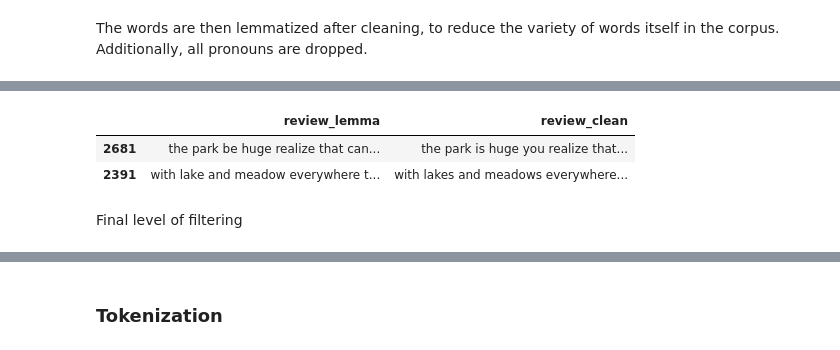
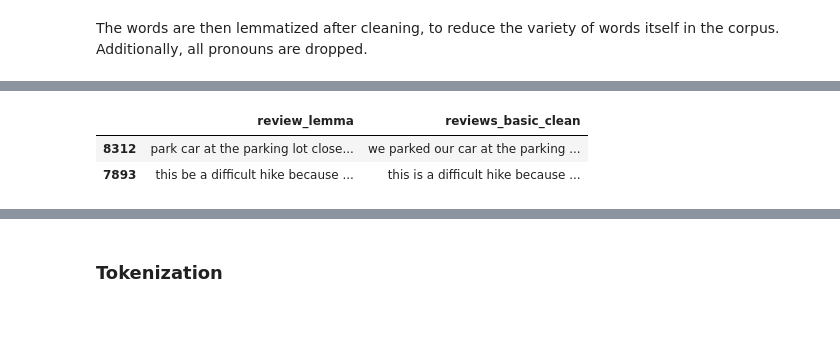
Before and after one commit to navish92/Trip_Advisor_National_Parks, a Jupyter notebook: 2-NLP_Preprocessing.ipynb, the cells around one changed output, grey strips where cells are left out. Drawn from its saved outputs; the diff is of its cells as text; code cells hidden in the pictures; blank space fills up the shorter version.

```diff
--- a/2-NLP_Preprocessing.ipynb
+++ b/2-NLP_Preprocessing.ipynb
@@ -12,12 +12,15 @@ from nltk.book import *
 import spacy
 import string
 from collections import Counter
+from sklearn.feature_extraction.text import TfidfVectorizer, ENGLISH_STOP_WORDS
 
 from nlp_cleaning import *
 
+spacy_nlp = spacy.load('en')
+
 pd.set_option("display.max_rows", 50)
 pd.set_option("display.max_columns", None)
-pd.set_option('display.max_colwidth', -1)
+pd.set_option('display.max_colwidth', None)
 %load_ext autoreload
 %autoreload 2
 # %% [output]
@@ -65,6 +129,6 @@ small_words = [w for w in words_count if len(w) < 4]
 # %% [markdown]
 **The cleaning strategy was applied to the reviews in the dataframe.**
 # %%
-df['review_clean'] = df.review_text.map(cleaning)
-df.review_clean.sample()
+df['reviews_basic_clean'] = df.review_text.map(cleaning)
+df.reviews_basic_clean.sample()
 # %% [output]
@@ -74,5 +138,5 @@ Name: review_clean, dtype: object
 The words are then lemmatized after cleaning, to reduce the variety of words itself in the corpus. Additionally, all pronouns are dropped.
 # %%
 %%time
-df['review_lemma'] = df.review_clean.map(spacy_lemmatization)
+df['review_lemma'] = df.reviews_basic_clean.apply(spacy_lemmatization)
 # %% [output]
@@ -80,8 +144,6 @@ Wall time: 2min 24s
 # %%
-df[['review_lemma','review_clean']].sample(2)
+df[['review_lemma','reviews_basic_clean']].sample(2)
 # %% [output]
-|  | review_lemma | review_clean |
-| 2681 | the park be huge realize that can... | the park is huge you realize that... |
-| 2391 | with lake and meadow everywhere t... | with lakes and meadows everywhere... |
+|  | review_lemma | reviews_basic_clean |
+| 8312 | park car at the parking lot close... | we parked our car at the parking ... |
+| 7893 | this be a difficult hike because ... | this is a difficult hike because ... |
-# %% [markdown]
-Final level of filtering
```
Also changed, not shown: parts of 17 cells of this notebook, 8 other files.
